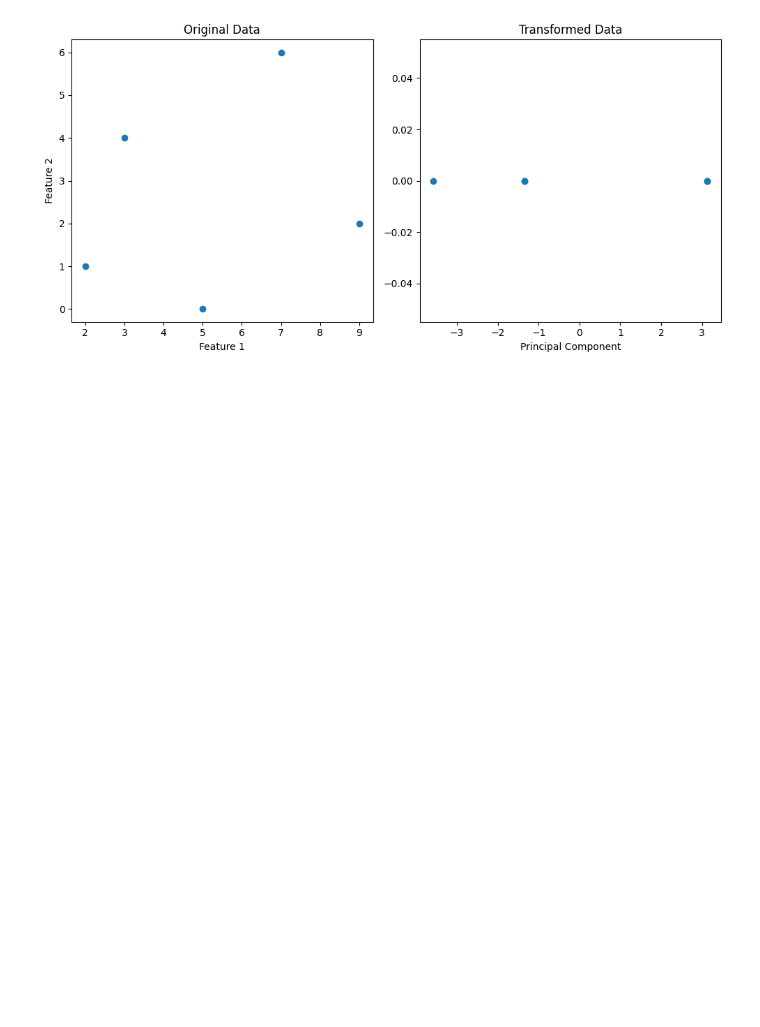
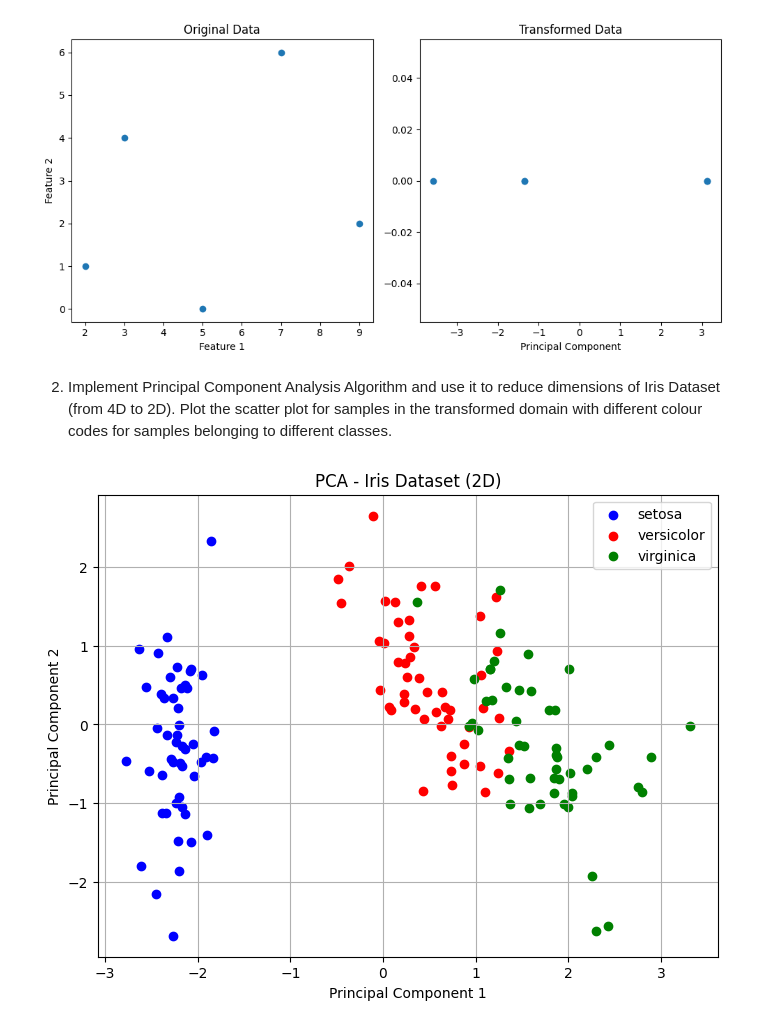
Before and after one commit to ManoharJunga/CSE-336L_Machine_Learning_Lab, a Jupyter notebook: AP21110010957-Week-9/LAB-9.ipynb, the cells around one changed output. Cells and saved outputs as stored; diff of their text form; code cells hidden in the pictures; blank space fills up the shorter version.

```diff
--- a/AP21110010957-Week-9/LAB-9.ipynb
+++ b/AP21110010957-Week-9/LAB-9.ipynb
@@ -44,3 +42,54 @@ plt.tight_layout()
 plt.show()
 # %% [output]
 [figure]
+# %% [markdown]
+2. Implement Principal Component Analysis Algorithm and use it to reduce dimensions
+of Iris Dataset (from 4D to 2D). Plot the scatter plot for samples in the transformed
+domain with different colour codes for samples belonging to different classes.
+# %%
+import numpy as np
+import matplotlib.pyplot as plt
+from sklearn.datasets import load_iris
+
+# Load Iris dataset
+iris = load_iris()
+X = iris.data
+y = iris.target
+
+# Standardize the features
+X_mean = np.mean(X, axis=0)
+X_std = np.std(X, axis=0)
+X_standardized = (X - X_mean) / X_std
+
+# Compute covariance matrix
+cov_matrix = np.cov(X_standardized, rowvar=False)
+
+# Compute eigenvalues and eigenvectors of covariance matrix
+eigenvalues, eigenvectors = np.linalg.eig(cov_matrix)
+
+# Sort eigenvalues and corresponding eigenvectors in descending order
+idx = eigenvalues.argsort()[::-1]
+eigenvalues = eigenvalues[idx]
+eigenvectors = eigenvectors[:, idx]
+
+# Choose the top k eigenvectors (k=2 for 2D transformation)
+k = 2
+top_eigenvectors = eigenvectors[:, :k]
+
+# Project the data onto the new subspace
+transformed_data = np.dot(X_standardized, top_eigenvectors)
+
+# Plot scatter plot with different colors for different classes
+plt.figure(figsize=(8, 6))
+colors = ['blue', 'red', 'green']
+for i in range(3):
+    plt.scatter(transformed_data[y == i, 0], transformed_data[y == i, 1], color=colors[i], label=iris.target_names[i])
+
+plt.title('PCA - Iris Dataset (2D)')
+plt.xlabel('Principal Component 1')
+plt.ylabel('Principal Component 2')
+plt.legend()
+plt.grid(True)
+plt.show()
+# %% [output]
+[figure, added]
```
Also changed, not shown: parts of 3 cells of this notebook.
